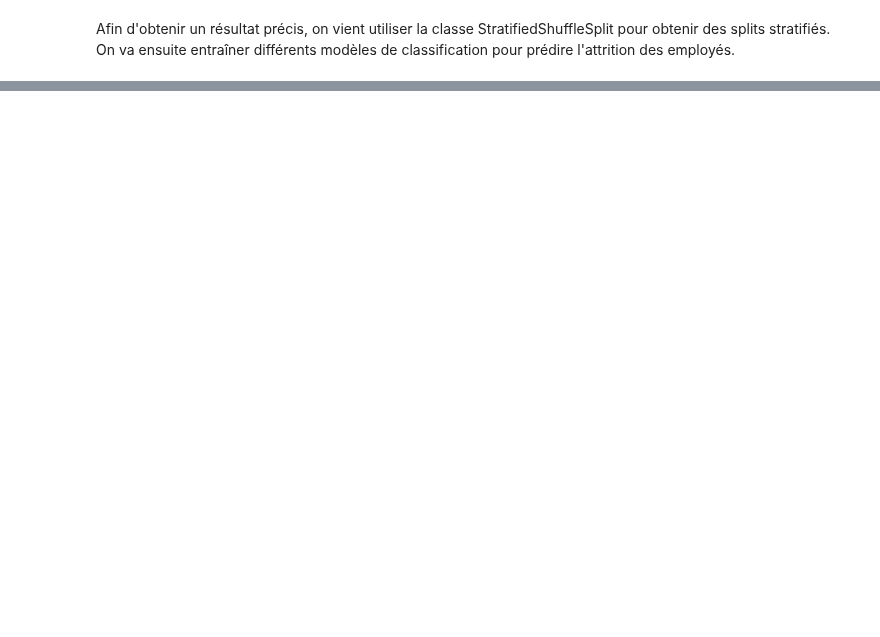
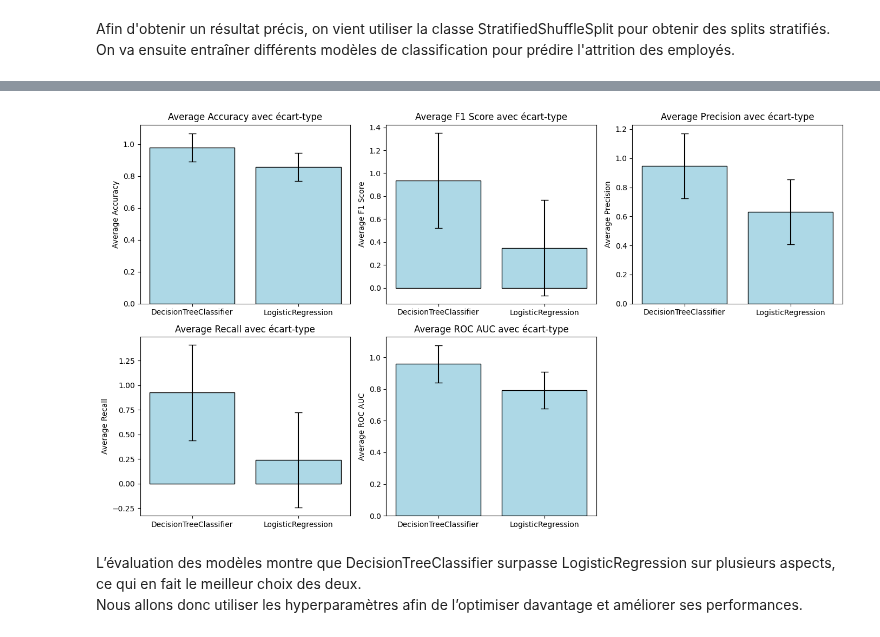
Before and after one commit to warren-gaure/projet-ia, a Jupyter notebook: notebooks/Livrable.ipynb, the cells around one changed output, grey strips where cells are left out. Drawn from its saved outputs; the diff is of its cells as text; code cells hidden in the pictures; blank space fills up the shorter version.

```diff
--- a/notebooks/Livrable.ipynb
+++ b/notebooks/Livrable.ipynb
@@ -655,3 +739,30 @@ Résultats finaux :
+# %%
+import matplotlib.pyplot as plt
+import numpy as np
+
+# Moyennes des résultats
+metrics = ['Average Accuracy', 'Average F1 Score', 'Average Precision', 'Average Recall', 'Average ROC AUC']
+mean_values = results_df[['Model', 'Average Accuracy', 'Average F1 Score', 'Average Precision', 'Average Recall', 'Average ROC AUC']].set_index('Model')
+
+# Calcul de l'écart-type des résultats (sans la colonne 'Model')
+std_values = results_df[['Average Accuracy', 'Average F1 Score', 'Average Precision', 'Average Recall', 'Average ROC AUC']].std()
+
+# Création des barres avec écart-type
+plt.figure(figsize=(14, 8))
+
+for idx, metric in enumerate(metrics):
+    plt.subplot(2, 3, idx + 1)
+    plt.bar(mean_values.index, mean_values[metric], yerr=std_values[metric], capsize=5, color='lightblue', edgecolor='black')
+    plt.title(f'{metric} avec écart-type')
+    plt.ylabel(metric)
+
+plt.tight_layout()
+plt.show()
+# %% [output]
+[figure, added]
+# %% [markdown]
+L’évaluation des modèles montre que DecisionTreeClassifier surpasse LogisticRegression sur plusieurs aspects, ce qui en fait le meilleur choix des deux. <br>
+Nous allons donc utiliser les hyperparamètres afin de l’optimiser davantage et améliorer ses performances.
 # %%
 param_grids = {
     "DecisionTreeClassifier": {
```
Also changed, not shown: parts of 30 cells of this notebook.
